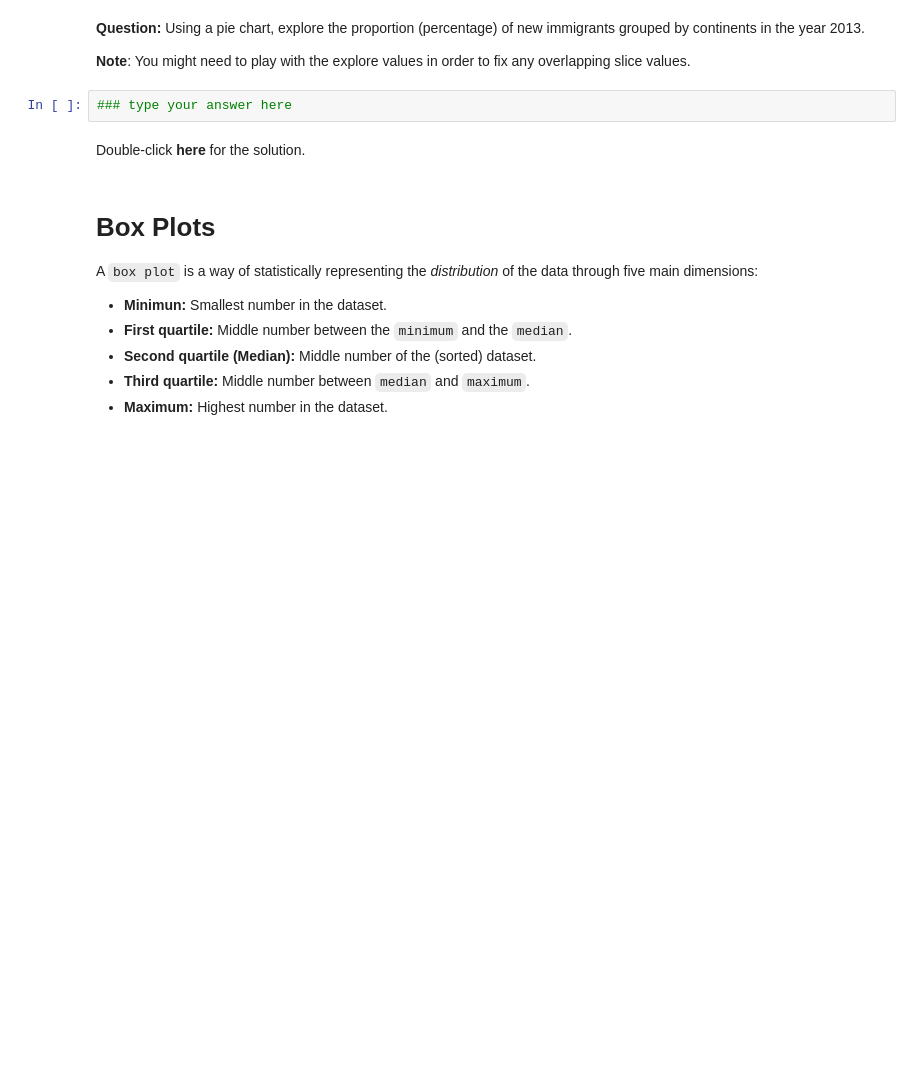
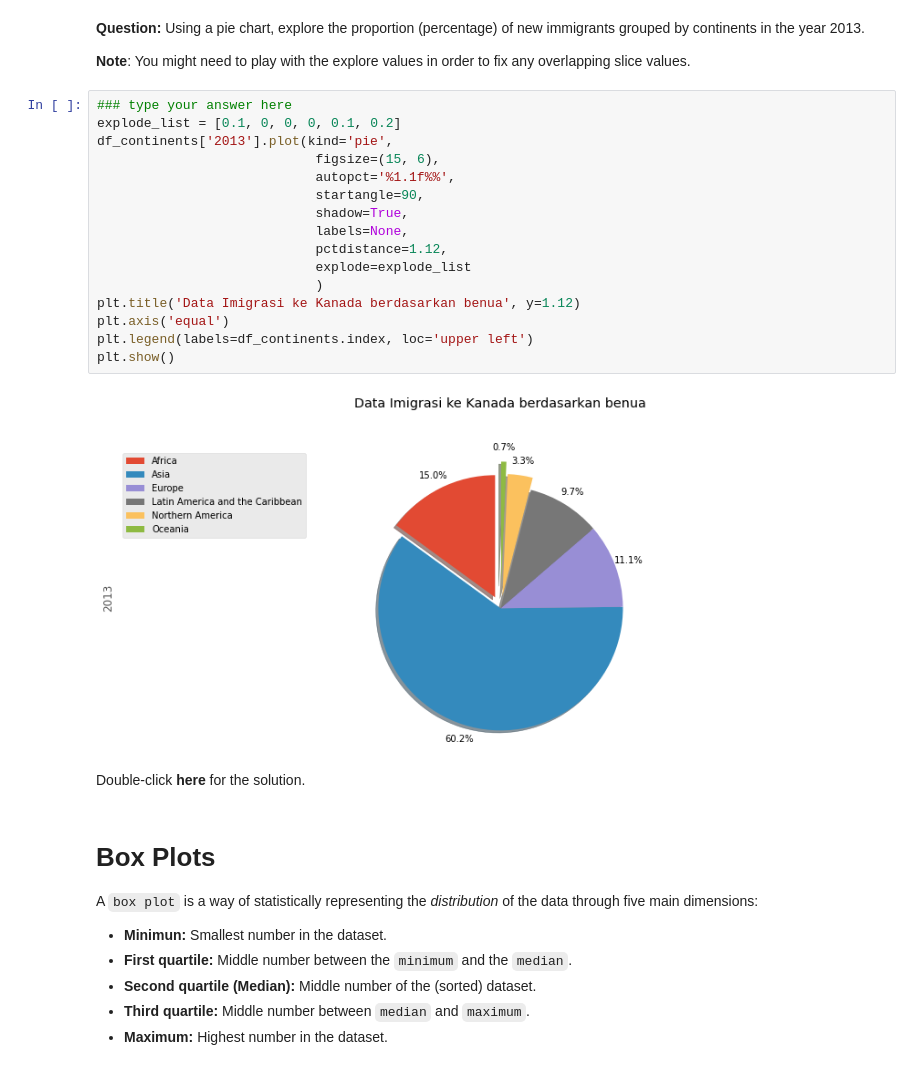
Before and after one commit to irvandandung/hands-on-labs-math-tools, a Jupyter notebook: Pertemuan4/DV0101EN-03-Pie-Charts-Box-Plots-Scatter-Plots-and-Bubble-Plots-py.ipynb, the cells around one changed output. Cells and saved outputs as stored; diff of their text form; blank space fills up the shorter version.

```diff
--- a/Pertemuan4/DV0101EN-03-Pie-Charts-Box-Plots-Scatter-Plots-and-Bubble-Plots-py.ipynb
+++ b/Pertemuan4/DV0101EN-03-Pie-Charts-Box-Plots-Scatter-Plots-and-Bubble-Plots-py.ipynb
@@ -207,8 +207,24 @@ plt.show()
 **Question:** Using a pie chart, explore the proportion (percentage) of new immigrants grouped by continents in the year 2013.
 
 **Note**: You might need to play with the explore values in order to fix any overlapping slice values.
-# %%
-### type your answer here
+# %%
+### type your answer here
+explode_list = [0.1, 0, 0, 0, 0.1, 0.2]
+df_continents['2013'].plot(kind='pie',
+                            figsize=(15, 6),
+                            autopct='%1.1f%%',
+                            startangle=90,
+                            shadow=True,
+                            labels=None,
+                            pctdistance=1.12,
+                            explode=explode_list
+                            )
+plt.title('Data Imigrasi ke Kanada berdasarkan benua', y=1.12)
+plt.axis('equal')
+plt.legend(labels=df_continents.index, loc='upper left')
+plt.show()
+# %% [output]
+[figure, added]
 # %% [markdown]
 Double-click __here__ for the solution.
 <!-- The correct answer is:
```
Also changed, not shown: parts of 23 cells of this notebook.
